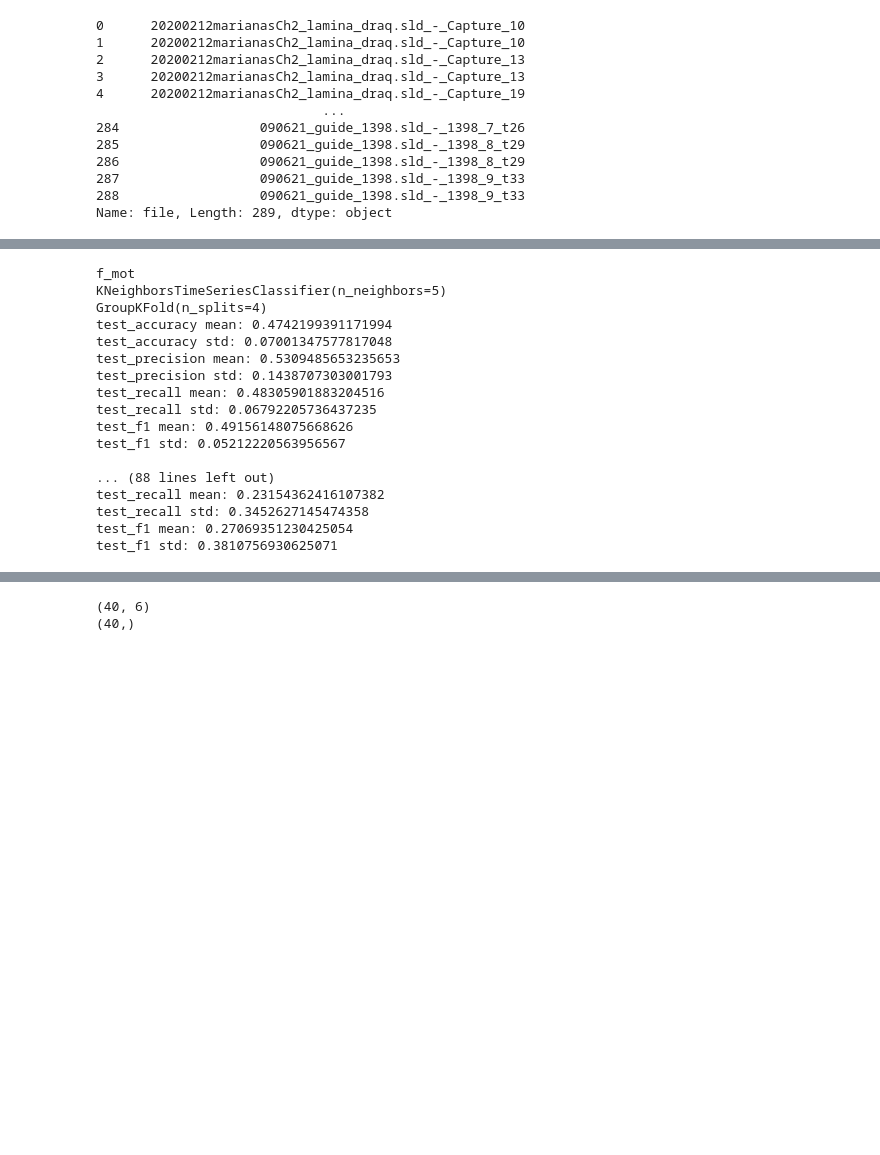
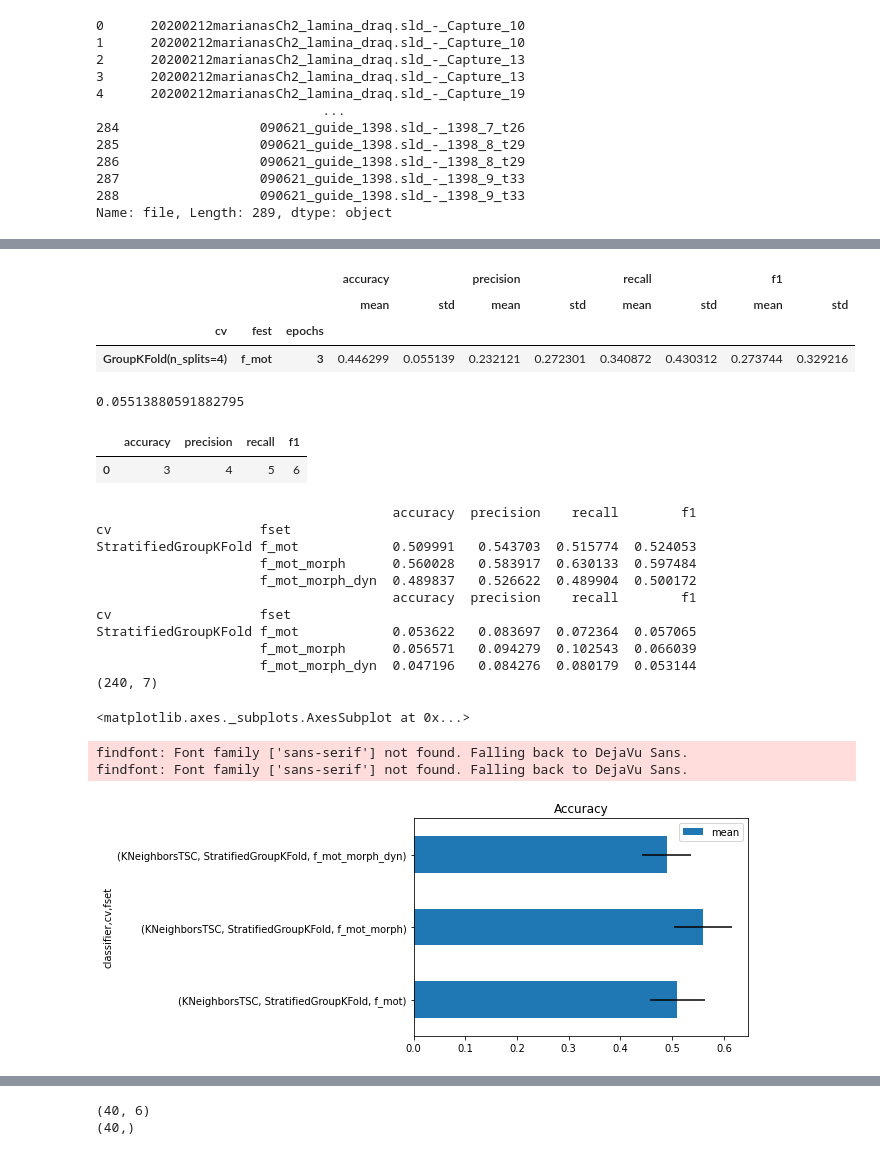
Before and after one commit to redchuk/n_track_ML, a Jupyter notebook: scripts/n_track_InceptionTime.ipynb, the cells around one changed output, grey strips where cells are left out. Cells and saved outputs as stored; diff of their text form; code cells hidden in the pictures; blank space fills up the shorter version.

```diff
--- a/scripts/n_track_InceptionTime.ipynb
+++ b/scripts/n_track_InceptionTime.ipynb
@@ -566,32 +608,70 @@ f1: nan nan
+# %%
+scores.groupby(['cv','fest','epochs']).agg([np.mean, np.std])
+# %% [output]
+|  |  |  | accuracy |  | precision |  | recall |  | f1 |  |
+|  |  |  | mean | std | mean | std | mean | std | mean | std |
+| cv | fest | epochs |  |  |  |  |  |  |  |  |
+| GroupKFold(n_splits=4) | f_mot | 3 | 0.446299 | 0.055139 | 0.232121 | 0.272301 | 0.340872 | 0.430312 | 0.273744 | 0.329216 |
+# %%
+acc
+np.std(acc, ddof=1)
+# %% [output]
+0.05513880591882795
+# %%
+#pd.DataFrame([3,4,5,6], columns=scoring)
+df = pd.DataFrame(columns=scoring)
+df.loc[len(df)] = [3,4,5,6]
+df
+# %% [output]
+|  | accuracy | precision | recall | f1 |
+| 0 | 3 | 4 | 5 | 6 |
 # %%
 from sktime.classification.distance_based import KNeighborsTimeSeriesClassifier
 classifier = KNeighborsTimeSeriesClassifier(n_neighbors=5)
 
+scores_all = []
 for fset in fsets.keys():
-    print(fset)
+    #print()
+    #print("####")
+    #print("Feature set:" + fset)
+    #print("####")
     X, dfX, y, groups, debug_polar, debug_data = prepare_Xy(data, fset)
 
-    scores1 = cv_gkf(classifier, X, y, groups, 4)
-    scores2 = cv_gss(classifier, X, y, groups)
-    scores3 = cv_logo(classifier, X, y, groups)
+    scores = cv_sgkf(classifier, X, y, groups, repeats=20)
+    scores['classifier'] = 'KNeighborsTSC'
+    scores['fset'] = fset
+    scores_all.append(scores)
+    #break
+    #scores2 = cv_gss(classifier, X, y, groups)
+    #scores3 = cv_logo(classifier, X, y, groups)
+
+
+scores_kneighbors = pd.concat(scores_all)
+print(scores_kneighbors.groupby(['cv','fset']).mean())
+print(scores_kneighbors.groupby(['cv','fset']).std())
+print(scores_kneighbors.shape)
 # %% [output]
-f_mot
-KNeighborsTimeSeriesClassifier(n_neighbors=5)
-GroupKFold(n_splits=4)
-test_accuracy mean: 0.4742199391171994
-test_accuracy std: 0.07001347577817048
-test_precision mean: 0.5309485653235653
-test_precision std: 0.1438707303001793
-test_recall mean: 0.48305901883204516
-test_recall std: 0.06792205736437235
-test_f1 mean: 0.49156148075668626
-test_f1 std: 0.05212220563956567
-
-... (88 lines left out)
-test_recall mean: 0.23154362416107382
-test_recall std: 0.3452627145474358
-test_f1 mean: 0.27069351230425054
-test_f1 std: 0.3810756930625071
+                                      accuracy  precision    recall        f1
+cv                   fset
+StratifiedGroupKFold f_mot            0.509991   0.543703  0.515774  0.524053
+                     f_mot_morph      0.560028   0.583917  0.630133  0.597484
+                     f_mot_morph_dyn  0.489837   0.526622  0.489904  0.500172
+                                      accuracy  precision    recall        f1
+cv                   fset
+StratifiedGroupKFold f_mot            0.053622   0.083697  0.072364  0.057065
+                     f_mot_morph      0.056571   0.094279  0.102543  0.066039
+                     f_mot_morph_dyn  0.047196   0.084276  0.080179  0.053144
+(240, 7)
+# %%
+%matplotlib inline
+from scipy.stats import sem
+acc = scores_kneighbors.groupby(['classifier','cv','fset']).agg([np.mean, np.std, sem])['accuracy']
+acc.plot(title='Accuracy', kind='barh', y='mean', xerr='std')
+# %% [output]
+<matplotlib.axes._subplots.AxesSubplot at 0x...>
+findfont: Font family ['sans-serif'] not found. Falling back to DejaVu Sans.
+findfont: Font family ['sans-serif'] not found. Falling back to DejaVu Sans.
+[figure, added]
 # %%
 from sklearn.linear_model import RidgeClassifier
 from sklearn.linear_model import RidgeClassifierCV
```
Also changed, not shown: parts of 13 cells of this notebook.
